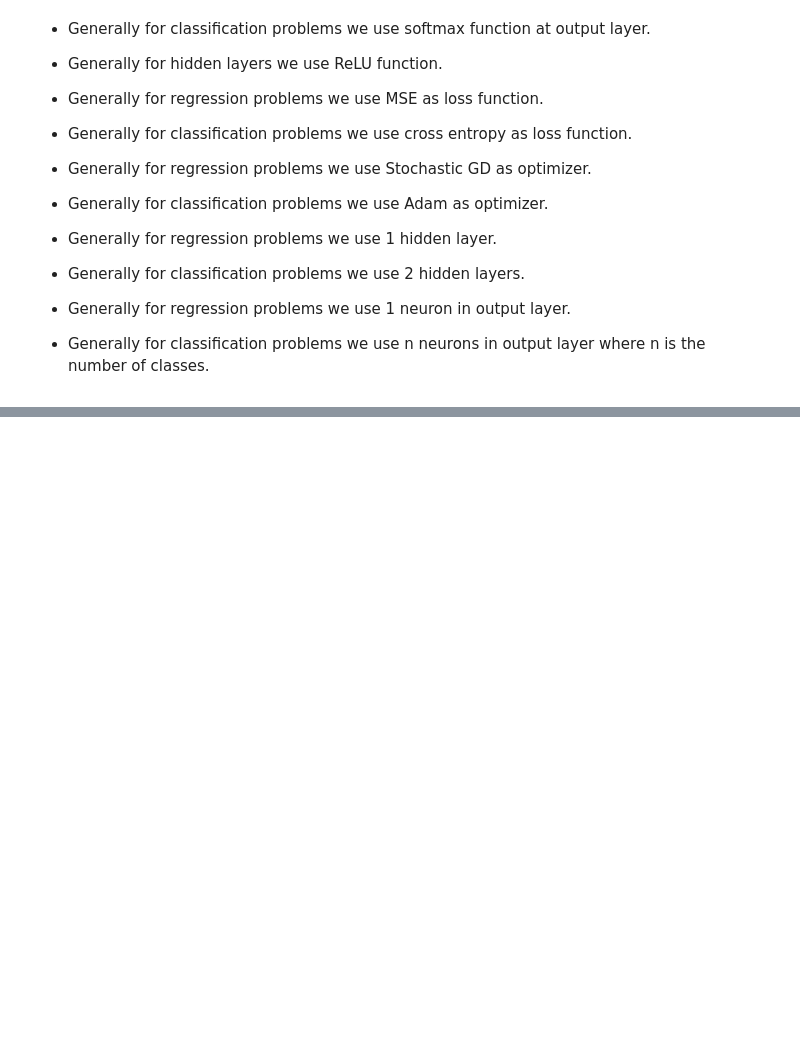
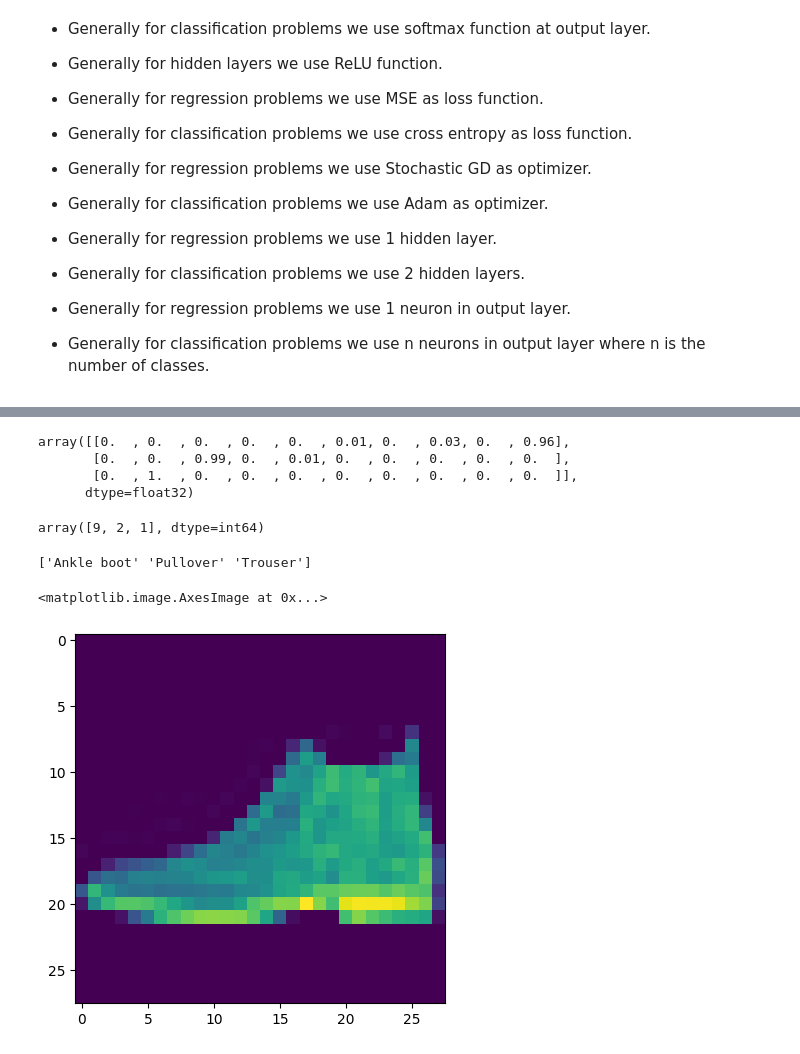
Before and after one commit to Sahib61003/Deep_Learning_Internshala, a Jupyter notebook: Module2.ipynb, the cells around one changed output, grey strips where cells are left out. Cells and saved outputs as stored; diff of their text form; code cells hidden in the pictures; blank space fills up the shorter version.

```diff
--- a/Module2.ipynb
+++ b/Module2.ipynb
@@ -299,0 +395,4 @@ Input Layer -> Hidden Layer 1 -> Hidden Layer 2 -> Output Layer
+# %%
+#For normalizing we are dividing by 255
+x_train_n = x_train / 255.
+x_test_n = x_test / 255.
@@ -299,0 +576,23 @@ Input Layer -> Hidden Layer 1 -> Hidden Layer 2 -> Output Layer
+# %%
+y_prob = model.predict(x_new)
+y_prob.round(2)
+# %% [output]
+array([[0.  , 0.  , 0.  , 0.  , 0.  , 0.01, 0.  , 0.03, 0.  , 0.96],
+       [0.  , 0.  , 0.99, 0.  , 0.01, 0.  , 0.  , 0.  , 0.  , 0.  ],
+       [0.  , 1.  , 0.  , 0.  , 0.  , 0.  , 0.  , 0.  , 0.  , 0.  ]],
+      dtype=float32)
+# %%
+y_pred = np.argmax(y_prob, axis=-1)
+y_pred
+# %% [output]
+array([9, 2, 1], dtype=int64)
+# %%
+out = np.array(classes)[y_pred]
+print(out)
+# %% [output]
+['Ankle boot' 'Pullover' 'Trouser']
+# %%
+plt.imshow(x_test[0])
+# %% [output]
+<matplotlib.image.AxesImage at 0x...>
+[figure, added]
```
Also changed, not shown: parts of 35 cells of this notebook.
